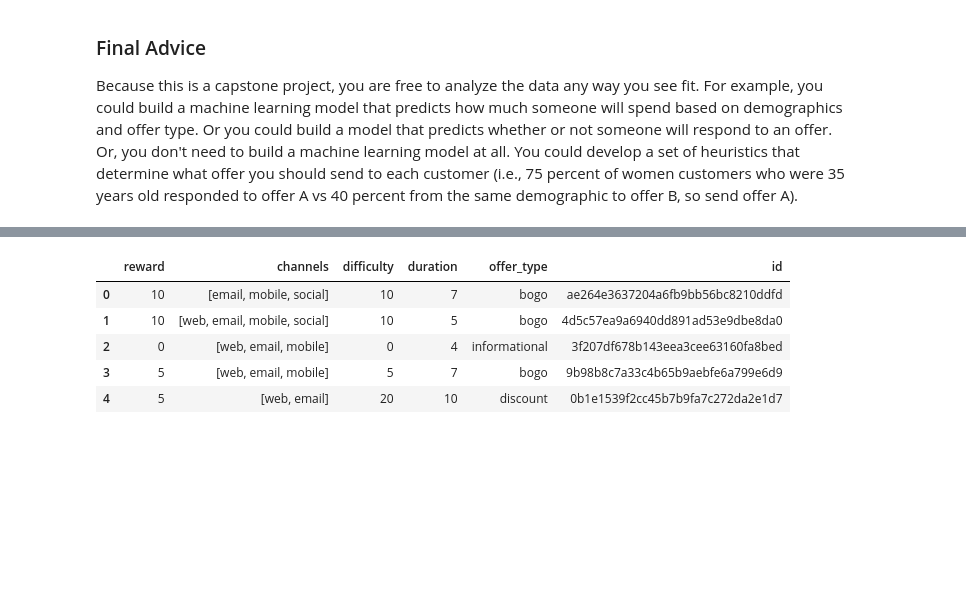
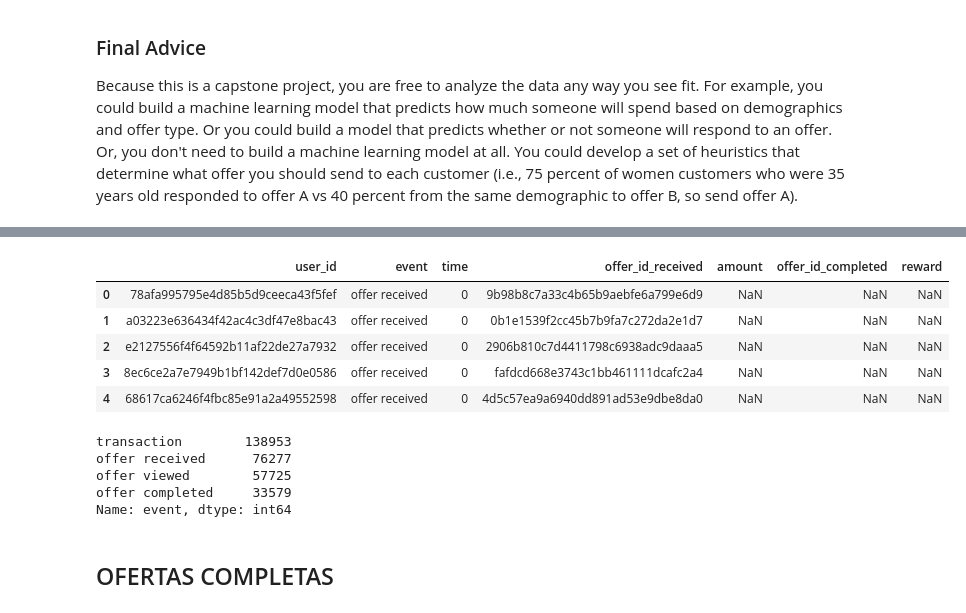
Before and after one commit to matsuch/Capstone-Project-Starbucks, a Jupyter notebook: Starbucks_Capstone_notebook.ipynb, the cells around one changed output, grey strips where cells are left out. Cells and saved outputs as stored; diff of their text form; code cells hidden in the pictures; blank space fills up the shorter version.

```diff
--- a/Starbucks_Capstone_notebook.ipynb
+++ b/Starbucks_Capstone_notebook.ipynb
@@ -87,9 +122,28 @@ transcript = pd.read_json('data/transcript.json', orient='records', lines=True)
+# %%
+#normalizing dict row into columns
+transcript = transcript.join(pd.json_normalize(transcript.value))
+
+#drop value column
+transcript.drop(columns=['value'], inplace=True)
+
+#rename columns
+transcript = transcript.rename(columns={'person': 'user_id', 'offer id': 'offer_id_received', 'offer_id': 'offer_id_completed'})
 # %%
-portfolio.head()
+transcript.head()
 # %% [output]
-|  | reward | channels | difficulty | duration | offer_type | id |
-| 0 | 10 | [email, mobile, social] | 10 | 7 | bogo | ae264e3637204a6fb9bb56bc8210ddfd |
-| 1 | 10 | [web, email, mobile, social] | 10 | 5 | bogo | 4d5c57ea9a6940dd891ad53e9dbe8da0 |
-| 2 | 0 | [web, email, mobile] | 0 | 4 | informational | 3f207df678b143eea3cee63160fa8bed |
-| 3 | 5 | [web, email, mobile] | 5 | 7 | bogo | 9b98b8c7a33c4b65b9aebfe6a799e6d9 |
-| 4 | 5 | [web, email] | 20 | 10 | discount | 0b1e1539f2cc45b7b9fa7c272da2e1d7 |
+|  | user_id | event | time | offer_id_received | amount | offer_id_completed | reward |
+| 0 | 78afa995795e4d85b5d9ceeca43f5fef | offer received | 0 | 9b98b8c7a33c4b65b9aebfe6a799e6d9 | NaN | NaN | NaN |
+| 1 | a03223e636434f42ac4c3df47e8bac43 | offer received | 0 | 0b1e1539f2cc45b7b9fa7c272da2e1d7 | NaN | NaN | NaN |
+| 2 | e2127556f4f64592b11af22de27a7932 | offer received | 0 | 2906b810c7d4411798c6938adc9daaa5 | NaN | NaN | NaN |
+| 3 | 8ec6ce2a7e7949b1bf142def7d0e0586 | offer received | 0 | fafdcd668e3743c1bb461111dcafc2a4 | NaN | NaN | NaN |
+| 4 | 68617ca6246f4fbc85e91a2a49552598 | offer received | 0 | 4d5c57ea9a6940dd891ad53e9dbe8da0 | NaN | NaN | NaN |
+# %%
+transcript['event'].value_counts()
+# %% [output]
+transaction        138953
+offer received      76277
+offer viewed        57725
+offer completed     33579
+Name: event, dtype: int64
+# %% [markdown]
+## OFERTAS COMPLETAS
```
Also changed, not shown: parts of 34 cells of this notebook.
